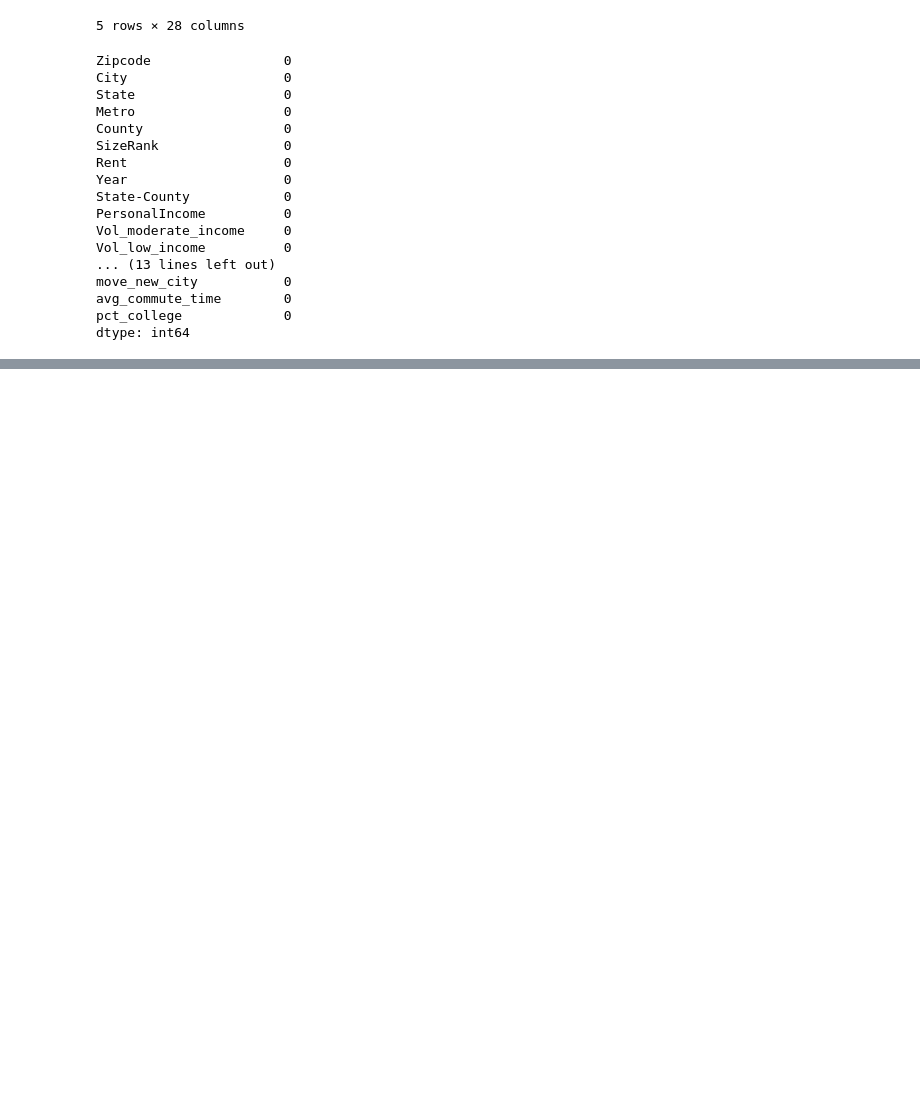
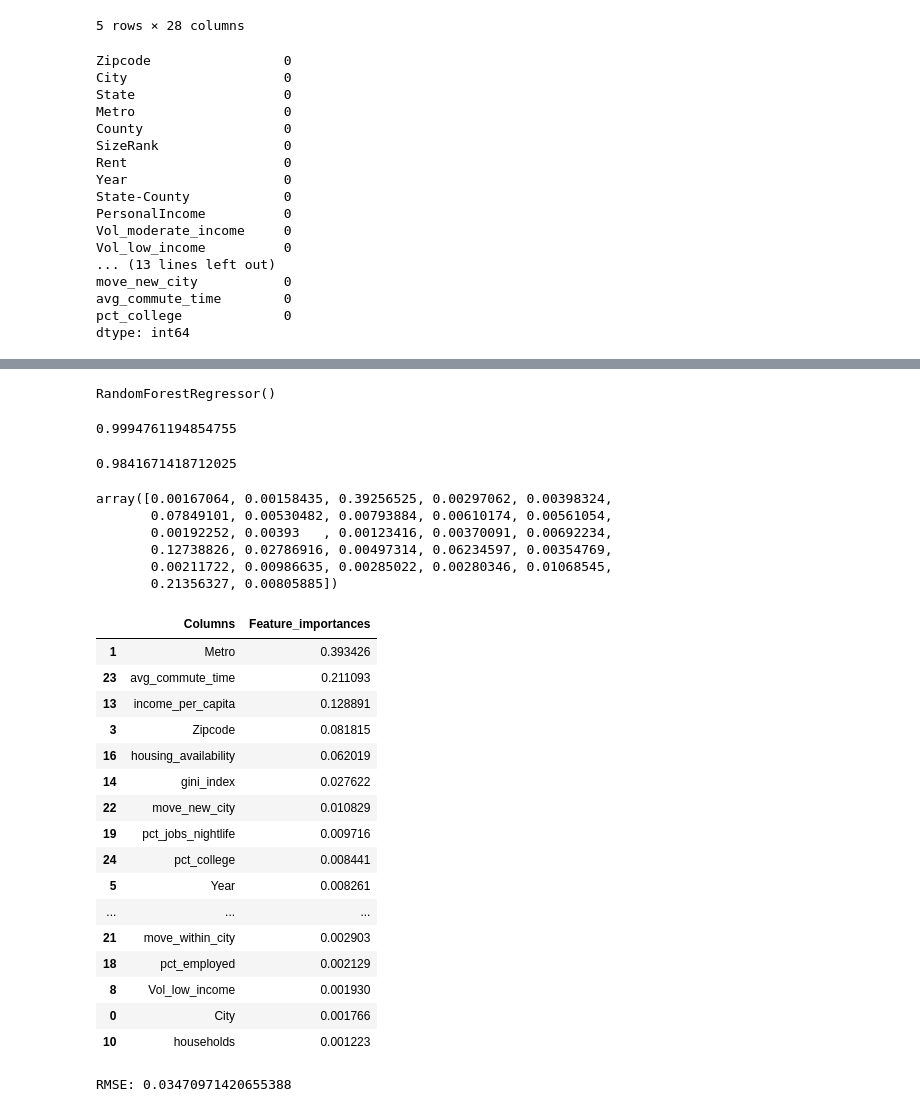
Before and after one commit to EugeniaDickson/zillow_rent_index, a Jupyter notebook: DouglasPizac/rent_model.ipynb, the cells around one changed output, grey strips where cells are left out. Drawn from its saved outputs; the diff is of its cells as text; code cells hidden in the pictures; blank space fills up the shorter version.

```diff
--- a/DouglasPizac/rent_model.ipynb
+++ b/DouglasPizac/rent_model.ipynb
@@ -96,0 +184,3 @@ dtype: int64
+# %%
+from sklearn.ensemble import RandomForestRegressor
+rfc = RandomForestRegressor()
@@ -96,0 +193,50 @@ dtype: int64
+# %%
+#splitting train/test sets before/after 2019
+Xtrain = X.loc[X.index <'2019-01-01']
+train_index = Xtrain.shape[0]
+Xtest = X[train_index:]
+ytrain = y[:train_index]
+ytest = y[train_index:]
+# %%
+rfc.fit(Xtrain,ytrain)
+# %% [output]
+RandomForestRegressor()
+# %%
+rfc.score(Xtrain,ytrain)
+# %% [output]
+0.9994761194854755
+# %%
+rfc.score(Xtest,ytest)
+# %% [output]
+0.9841671418712025
+# %%
+rfc.feature_importances_
+# %% [output]
+array([0.00167064, 0.00158435, 0.39256525, 0.00297062, 0.00398324,
+       0.07849101, 0.00530482, 0.00793884, 0.00610174, 0.00561054,
+       0.00192252, 0.00393   , 0.00123416, 0.00370091, 0.00692234,
+       0.12738826, 0.02786916, 0.00497314, 0.06234597, 0.00354769,
+       0.00211722, 0.00986635, 0.00285022, 0.00280346, 0.01068545,
+       0.21356327, 0.00805885])
+# %%
+rfc_imp = pd.DataFrame({'Columns':X.columns,'Feature_importances':rfc.feature_importances_})
+# %%
+rfc_imp.sort_values(by = 'Feature_importances',ascending = False)
+# %% [output]
+|  | Columns | Feature_importances |
+| 1 | Metro | 0.393426 |
+| 23 | avg_commute_time | 0.211093 |
+| 13 | income_per_capita | 0.128891 |
+| 3 | Zipcode | 0.081815 |
+| 16 | housing_availability | 0.062019 |
+| 14 | gini_index | 0.027622 |
+| 22 | move_new_city | 0.010829 |
+| 19 | pct_jobs_nightlife | 0.009716 |
+| 24 | pct_college | 0.008441 |
+| 5 | Year | 0.008261 |
+| ... | ... | ... |
+| 21 | move_within_city | 0.002903 |
+| 18 | pct_employed | 0.002129 |
+| 8 | Vol_low_income | 0.001930 |
+| 0 | City | 0.001766 |
+| 10 | households | 0.001223 |
@@ -96,0 +247,5 @@ dtype: int64
+# %%
+RMSE = mean_squared_error(ytest,ypred, squared = False)
+print(f'RMSE: {RMSE}')
+# %% [output]
+RMSE: 0.03470971420655388
```
Also changed, not shown: parts of 17 cells of this notebook.
